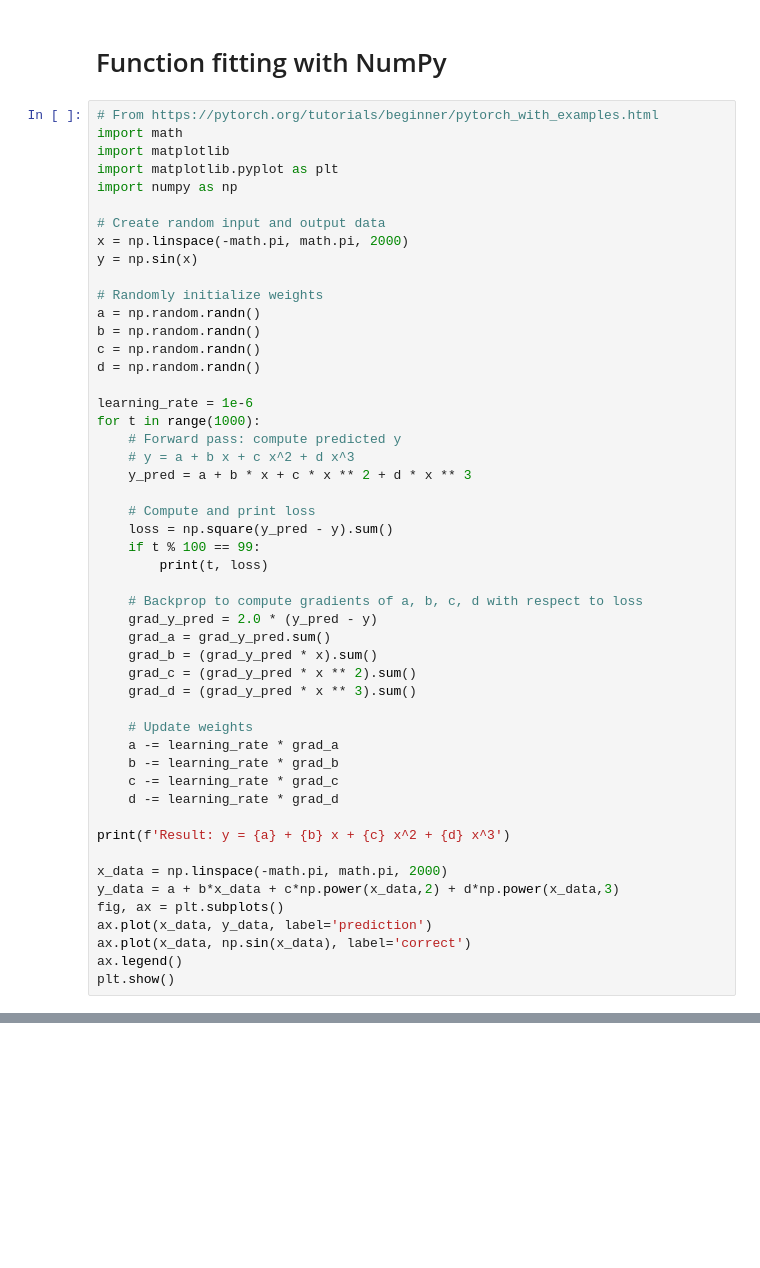
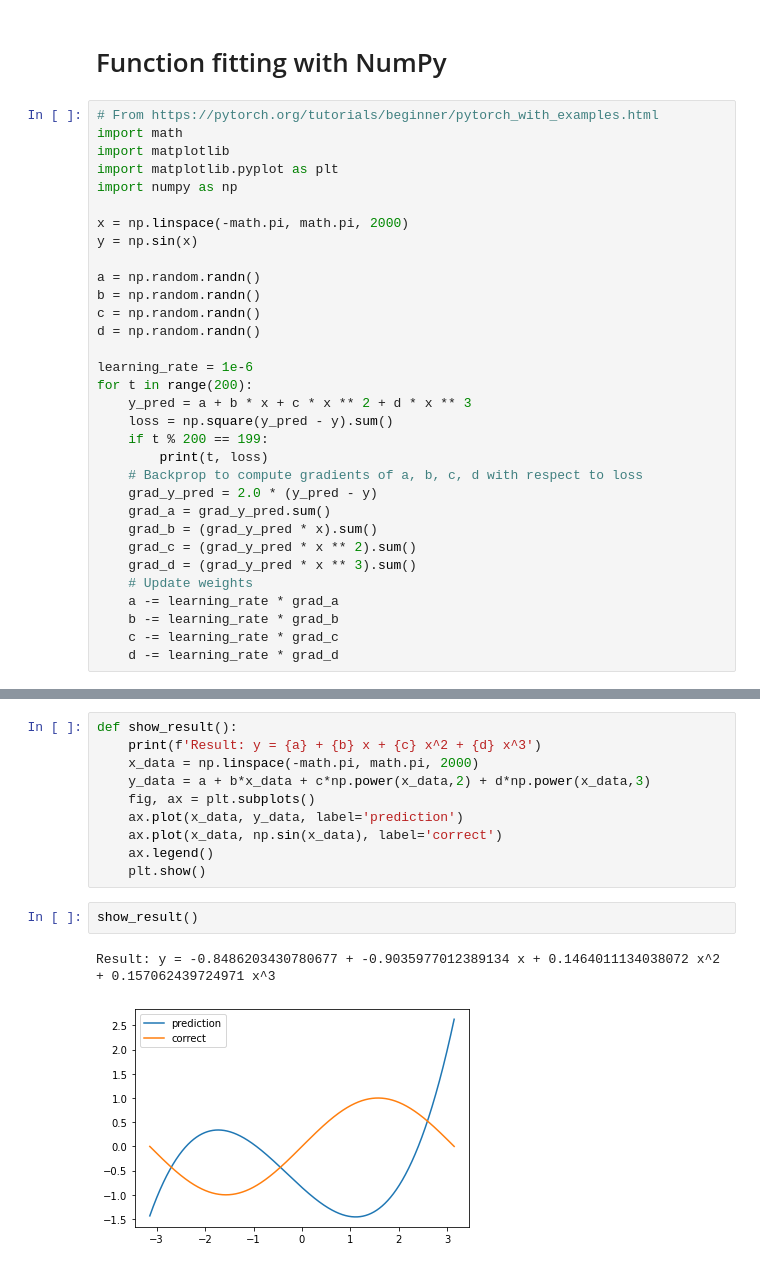
Before and after one commit to jonathanfrawley/machine_learning_course, a Jupyter notebook: slides/slides_01.ipynb, the cells around one changed output, grey strips where cells are left out. Cells and saved outputs as stored; diff of their text form; blank space fills up the shorter version.

```diff
--- a/slides/slides_01.ipynb
+++ b/slides/slides_01.ipynb
@@ -170,47 +173,29 @@ import matplotlib
 import matplotlib.pyplot as plt
 import numpy as np
 
-# Create random input and output data
 x = np.linspace(-math.pi, math.pi, 2000)
 y = np.sin(x)
 
-# Randomly initialize weights
 a = np.random.randn()
 b = np.random.randn()
 c = np.random.randn()
 d = np.random.randn()
 
 learning_rate = 1e-6
-for t in range(1000):
-    # Forward pass: compute predicted y
-    # y = a + b x + c x^2 + d x^3
+for t in range(200):
     y_pred = a + b * x + c * x ** 2 + d * x ** 3
-
-    # Compute and print loss
     loss = np.square(y_pred - y).sum()
-    if t % 100 == 99:
+    if t % 200 == 199:
         print(t, loss)
-
     # Backprop to compute gradients of a, b, c, d with respect to loss
     grad_y_pred = 2.0 * (y_pred - y)
     grad_a = grad_y_pred.sum()
     grad_b = (grad_y_pred * x).sum()
     grad_c = (grad_y_pred * x ** 2).sum()
     grad_d = (grad_y_pred * x ** 3).sum()
-
     # Update weights
     a -= learning_rate * grad_a
     b -= learning_rate * grad_b
     c -= learning_rate * grad_c
     d -= learning_rate * grad_d
-
-print(f'Result: y = {a} + {b} x + {c} x^2 + {d} x^3')
-
-x_data = np.linspace(-math.pi, math.pi, 2000)
-y_data = a + b*x_data + c*np.power(x_data,2) + d*np.power(x_data,3)
-fig, ax = plt.subplots()
-ax.plot(x_data, y_data, label='prediction')
-ax.plot(x_data, np.sin(x_data), label='correct')
-ax.legend()
-plt.show()
 # %% [output]
@@ -229 +203,16 @@ Result: y = 0.03842546930969923 + 1.0220609764251996 x + -0.006629032858492364 x
+# %%
+def show_result():
+    print(f'Result: y = {a} + {b} x + {c} x^2 + {d} x^3')
+    x_data = np.linspace(-math.pi, math.pi, 2000)
+    y_data = a + b*x_data + c*np.power(x_data,2) + d*np.power(x_data,3)
+    fig, ax = plt.subplots()
+    ax.plot(x_data, y_data, label='prediction')
+    ax.plot(x_data, np.sin(x_data), label='correct')
+    ax.legend()
+    plt.show()
+# %%
+show_result()
+# %% [output]
+Result: y = -0.8486203430780677 + -0.9035977012389134 x + 0.1464011134038072 x^2 + 0.157062439724971 x^3
+[figure, added]
 # %%
```
Also changed, not shown: parts of 37 cells of this notebook, 4 other files.
